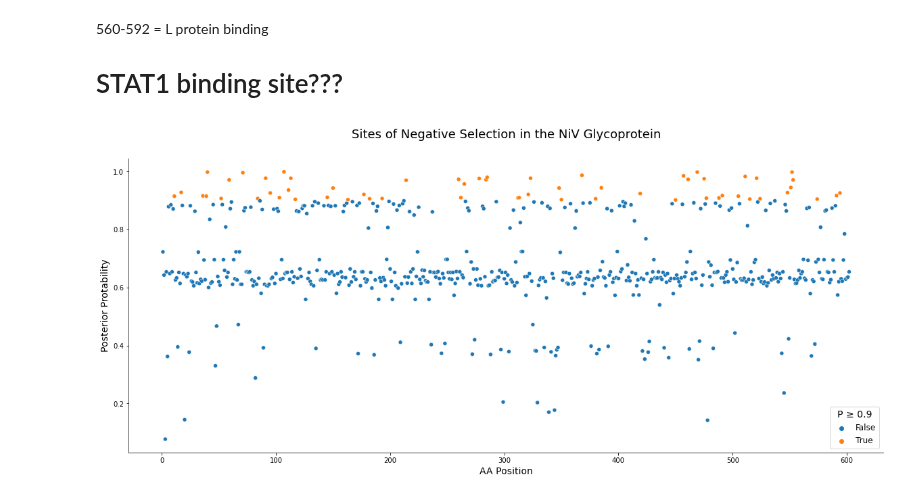
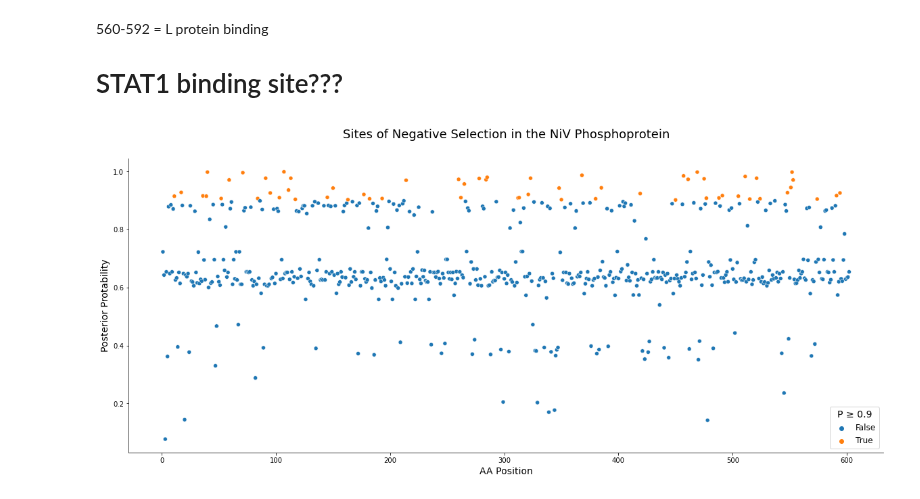
Before and after one commit to sanju99/niv_evo, a Jupyter notebook: evo_selection.ipynb, the cells around one changed output. Cells and saved outputs as stored; diff of their text form; code cells hidden in the pictures.

```diff
--- a/evo_selection.ipynb
+++ b/evo_selection.ipynb
@@ -391,3 +277,23 @@ print(P_summary["421"].unique())
 ## alpha < beta = positive
 
 Use posterior probability of 0.9 as the threshold
+# %%
+def plot_neg_selection(fName):
+
+    data = pd.read_csv(fName)
+    data.columns = ["Site", "Partitions", "a", "b", "b-a", "P(a>b)", "P(a<b)", "Bayes_Factor(a<b)"]
+
+    # boolean variables for significant
+    data["sig_negative"] = (data["P(a>b)"] >= 0.9)
+    data["sig_positive"] = (data["P(a<b)"] >= 0.9)
+
+    fig, ax = plt.subplots(1, 1, figsize=(20, 8))
+    sns.scatterplot(data=data, x="Site", y="P(a>b)", hue="sig_negative", ax=ax)
+    sns.despine()
+
+    ax.set_title("Sites of Negative Selection in the NiV Phosphoprotein", fontsize=18, pad=30)
+    plt.xlabel("AA Position", fontsize=14)
+    plt.ylabel("Posterior Protability", fontsize=14)
+    plt.legend(title="P ≥ 0.9", title_fontsize=14, fontsize=12)
+    #plt.savefig("hyphy/FUBAR/P_neg.png", dpi=250)
+    plt.show()
@@ -418,22 +318,6 @@ plt.savefig("hyphy/FUBAR/P_neg.png", dpi=250)
 
 # STAT1 binding site???
 # %%
-# G_fubar.columns = ["Site", "Partitions", "a", "b", "b-a", "P(a>b)", "P(a<b)", "Bayes_Factor(a<b)"]
-
-G_fubar = pd.read_csv("hyphy/FUBAR/G_sites.csv")
-
-# boolean variables for significant
-G_fubar["sig_negative"] = (G_fubar["P(a>b)"] >= 0.9)
-G_fubar["sig_positive"] = (G_fubar["P(a<b)"] >= 0.9)
-
-fig, ax = plt.subplots(1, 1, figsize=(20, 8))
-sns.scatterplot(data=G_fubar, x="Site", y="P(a>b)", hue="sig_negative", ax=ax)
-
-ax.set_title("Sites of Negative Selection in the NiV Glycoprotein", fontsize=18, pad=30)
-plt.xlabel("AA Position", fontsize=14)
-plt.ylabel("Posterior Protability", fontsize=14)
-plt.legend(title="P ≥ 0.9", title_fontsize=14, fontsize=12)
-sns.despine()
-plt.savefig("hyphy/FUBAR/G_neg.png", dpi=250)
+plot_neg_selection("hyphy/FUBAR/G_sites.csv")
 # %% [output]
-[figure, old version]
+[figure, new version]
```
Also changed, not shown: parts of 31 cells of this notebook, 8 other files.
